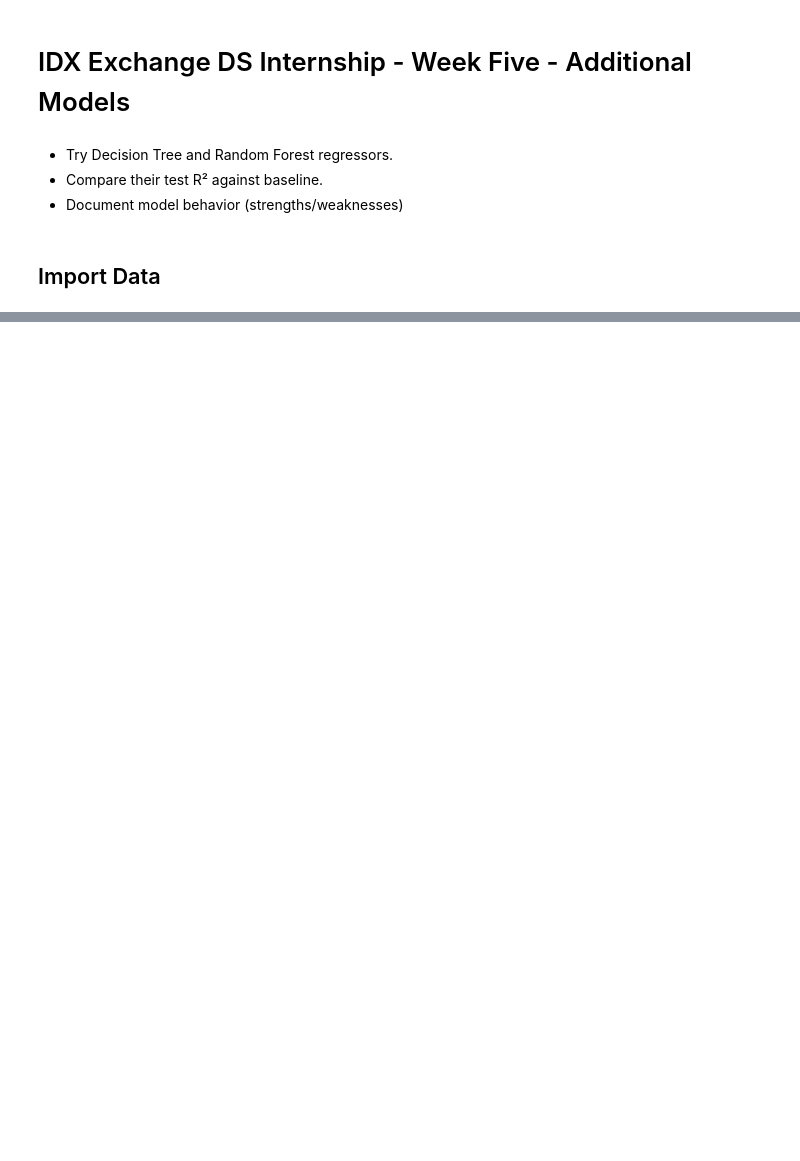
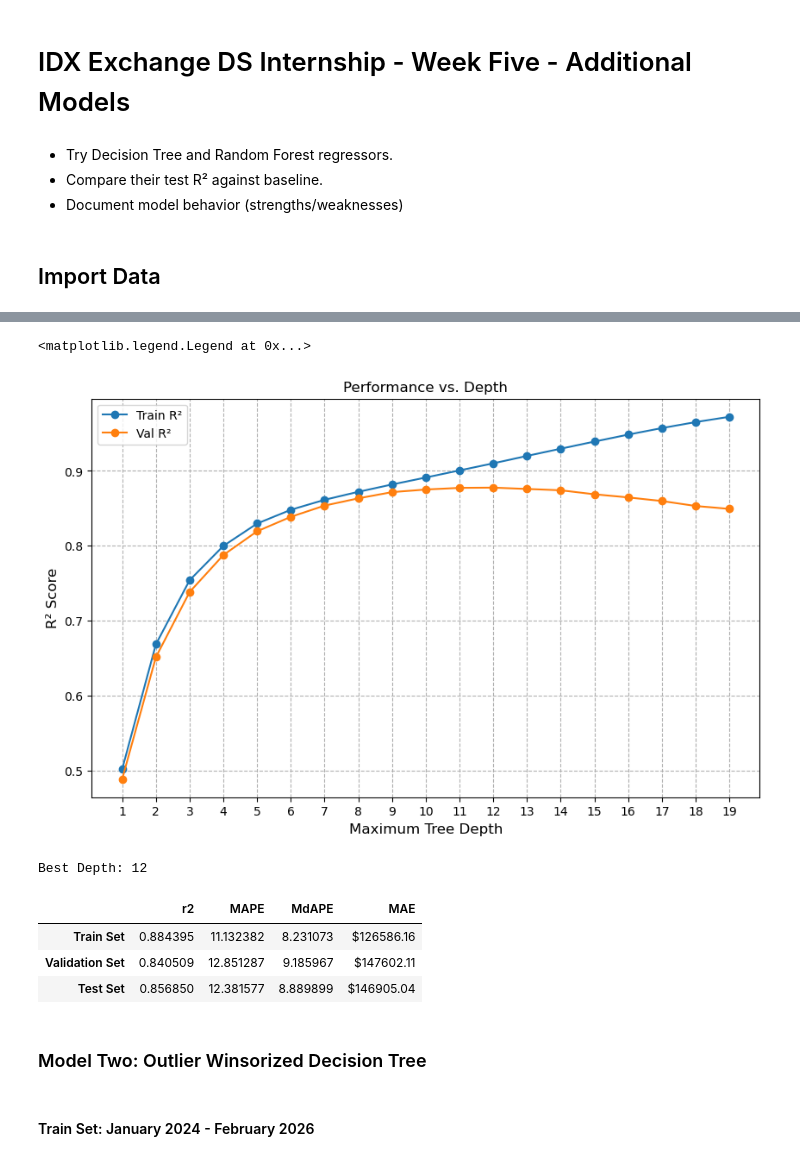
Before and after one commit to Smorgasbordy/IDX-Exchange-Data-Science, a Jupyter notebook: 04_model_comparison.ipynb, the cells around one changed output, grey strips where cells are left out. Saved outputs shown, nothing was run; the diff lists cells and outputs as text; code cells hidden in the pictures; blank space fills up the shorter version.

```diff
--- a/04_model_comparison.ipynb
+++ b/04_model_comparison.ipynb
@@ -725,0 +242,70 @@ The model performs very very slightly better when min_samples_leaf is set to 3 i
+# %%
+# Set the training window to 20 months preceding the validation set
+
+past_limit = pd.to_datetime("2024-06-01")
+present_limit = pd.to_datetime("2026-02-01")
+
+x_train_with_month = training[common_cols]
+x_train_with_month.loc[:, "PropertyMonth"] = pd.to_datetime(x_train_with_month["PropertyMonth"])
+x_train = x_train_with_month[(x_train_with_month["PropertyMonth"] >= past_limit) & (x_train_with_month["PropertyMonth"] <= present_limit)]
+y_train = x_train["ClosePriceLog"]
+x_train = x_train.drop(columns = ["PropertyMonth", "ClosePriceLog"])
+# %%
+depths = range(1, 20)
+
+train_r2_scores = {}
+val_r2_scores = {}
+
+for depth in depths:
+    model = DecisionTreeRegressor(max_depth=depth, random_state=42)
+    model.fit(x_train, y_train)
+
+    train_r2 = model.score(x_train, y_train)
+    val_r2 = model.score(x_val, y_val)
+
+    train_r2_scores[depth] = train_r2
+    val_r2_scores[depth] = val_r2
+# %%
+plt.figure(figsize=(10, 6))
+plt.plot(train_r2_scores.keys(), list(train_r2_scores.values()), marker="o", label="Train R²")
+plt.plot(val_r2_scores.keys(), list(val_r2_scores.values()), marker="o", label="Val R²")
+
+plt.xlabel("Maximum Tree Depth", fontsize=12)
+plt.ylabel("R² Score", fontsize=12)
+plt.title("Performance vs. Depth")
+plt.xticks(depths)
+plt.grid(True, linestyle="--")
+plt.legend()
+# %% [output]
+<matplotlib.legend.Legend at 0x...>
+[figure, added]
+# %%
+best_depth = max(val_r2_scores, key=val_r2_scores.get)
+print(f"Best Depth: {best_depth}")
+
+model = DecisionTreeRegressor(max_depth=best_depth, random_state=42)
+model.fit(x_train, y_train)
+
+pred_train = model.predict(x_train)
+pred_val = model.predict(x_val)
+pred_test = model.predict(x_test)
+
+r2_train, mape_train, mdape_train, mae_train = metrics(y_train, pred_train)
+r2_val, mape_val, mdape_val, mae_val = metrics(y_val, pred_val)
+r2_test, mape_test, mdape_test, mae_test = metrics(y_test, pred_test)
+# %% [output]
+Best Depth: 12
+# %%
+model_one_v3 = metric_df(r2_train, mape_train, mdape_train, mae_train,
+                        r2_val, mape_val, mdape_val, mae_val,
+                        r2_test, mape_test, mdape_test, mae_test)
+model_one_v3
+# %% [output]
+|  | r2 | MAPE | MdAPE | MAE |
+| Train Set | 0.884395 | 11.132382 | 8.231073 | $126586.16 |
+| Validation Set | 0.840509 | 12.851287 | 9.185967 | $147602.11 |
+| Test Set | 0.856850 | 12.381577 | 8.889899 | $146905.04 |
+# %% [markdown]
+### Model Two: Outlier Winsorized Decision Tree
+# %% [markdown]
+#### Train Set: January 2024 - February 2026
```
Also changed, not shown: parts of 178 cells of this notebook.
